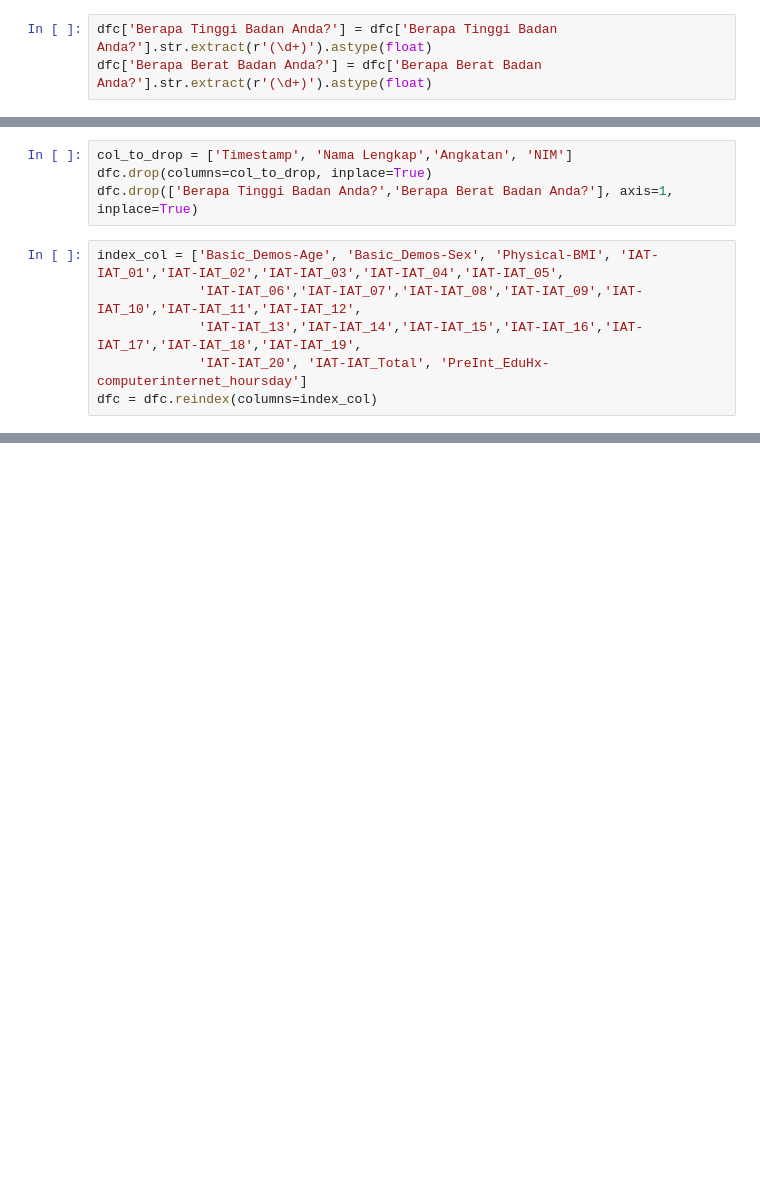
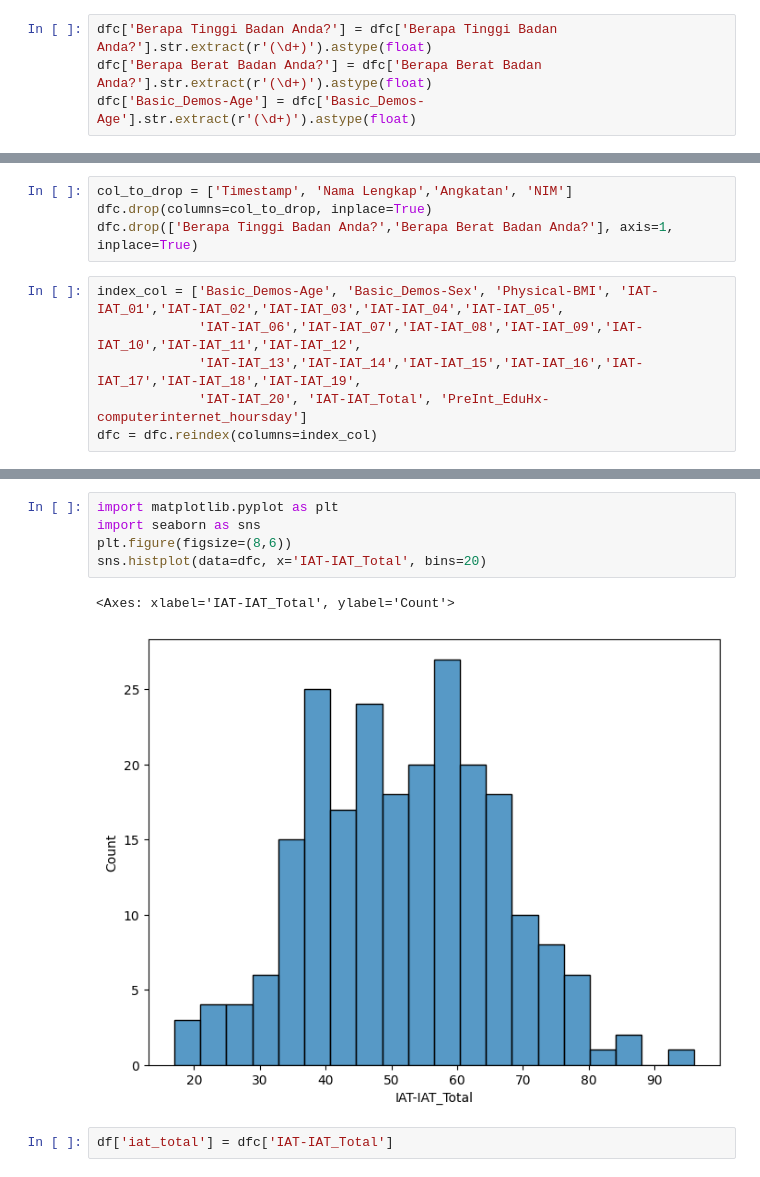
Before and after one commit to MufadhaTiohandra/skripsi, a Jupyter notebook: implement.ipynb, the cells around one changed output, grey strips where cells are left out. Saved outputs shown, nothing was run; the diff lists cells and outputs as text; blank space fills up the shorter version.

```diff
--- a/implement.ipynb
+++ b/implement.ipynb
@@ -46,6 +48,7 @@ dfc.rename(columns={dfc.columns[-1]:'PreInt_EduHx-computerinternet_hoursday'}, i
 # %%
 dfc['Berapa Tinggi Badan Anda?'] = dfc['Berapa Tinggi Badan Anda?'].str.extract(r'(\d+)').astype(float)
 dfc['Berapa Berat Badan Anda?'] = dfc['Berapa Berat Badan Anda?'].str.extract(r'(\d+)').astype(float)
+dfc['Basic_Demos-Age'] = dfc['Basic_Demos-Age'].str.extract(r'(\d+)').astype(float)
 # %%
 # Fill missing height values by gender
 height_median_male = dfc.loc[dfc['Basic_Demos-Sex'] == 'Laki-laki', 'Berapa Tinggi Badan Anda?'].median()
@@ -85,0 +132,10 @@ dfc.head()
+# %%
+import matplotlib.pyplot as plt
+import seaborn as sns
+plt.figure(figsize=(8,6))
+sns.histplot(data=dfc, x='IAT-IAT_Total', bins=20)
+# %% [output]
+<Axes: xlabel='IAT-IAT_Total', ylabel='Count'>
+[figure, added]
+# %%
+df['iat_total'] = dfc['IAT-IAT_Total']
```
Also changed, not shown: parts of 7 cells of this notebook, 1 other file.
